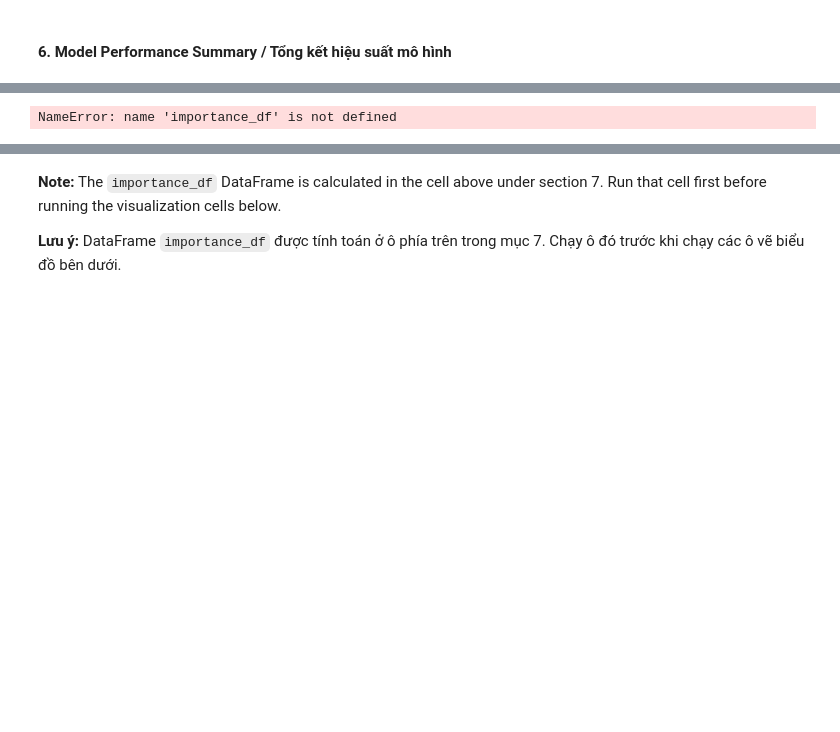
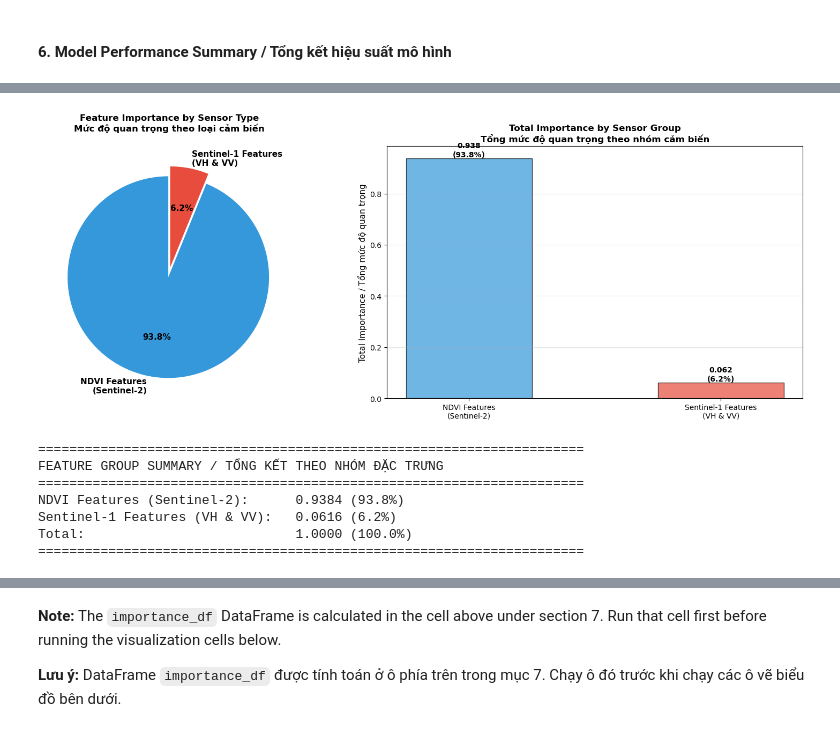
Before and after one commit to victorphan03/CSIROBoeingPhase4-Vietnam, a Jupyter notebook: NDVI_train_sen1_sen2.ipynb, the cells around one changed output, grey strips where cells are left out. Drawn from its saved outputs; the diff is of its cells as text; code cells hidden in the pictures; blank space fills up the shorter version.

```diff
--- a/NDVI_train_sen1_sen2.ipynb
+++ b/NDVI_train_sen1_sen2.ipynb
@@ -735,5 +772,4 @@ NameError: name 'importance_df' is not defined
 # %%
-%%time
 # Biểu đồ phân nhóm: NDVI vs Sentinel-1 importance
 # Tính tổng importance cho từng nhóm
 total_importance = importance_df['Importance'].sum()
@@ -753,35 +789,45 @@ categories = ['NDVI Features\n(Sentinel-2)', 'Sentinel-1 Features\n(VH & VV)']
 importances = [ndvi_importance, sentinel1_importance]
 colors_pie = ['#3498db', '#e74c3c']
 explode = (0.05, 0.05)
 
-wedges, texts, autotexts = axes[0].pie(importances, labels=categories, autopct='%1.1f%%',
-                                        colors=colors_pie, explode=explode, startangle=90,
-                                        textprops={'fontsize': 11, 'weight': 'bold'})
+if sum(importances) > 0:
+    wedges, texts, autotexts = axes[0].pie(importances, labels=categories, autopct='%1.1f%%',
+                                            colors=colors_pie, explode=explode, startangle=90,
+                                            textprops={'fontsize': 11, 'weight': 'bold'})
+else:
+    axes[0].text(0.5, 0.5, 'No Feature Names Matched', ha='center', va='center')
 axes[0].set_title('Feature Importance by Sensor Type\nMức độ quan trọng theo loại cảm biến',
                   fontsize=12, fontweight='bold', pad=20)
 
 # Biểu đồ cột: Tổng hợp theo nhóm
 axes[1].bar(categories, importances, color=colors_pie, alpha=0.7, edgecolor='black', width=0.5)
 axes[1].set_ylabel('Total Importance / Tổng mức độ quan trọng', fontsize=11)
 axes[1].set_title('Total Importance by Sensor Group\nTổng mức độ quan trọng theo nhóm cảm biến',
                   fontsize=12, fontweight='bold')
 axes[1].grid(True, alpha=0.3, axis='y')
 
 # Thêm giá trị lên cột
 for i, (cat, imp) in enumerate(zip(categories, importances)):
     axes[1].text(i, imp, f'{imp:.3f}\n({imp/total_importance*100:.1f}%)',
                 ha='center', va='bottom', fontsize=10, fontweight='bold')
 
 plt.tight_layout()
 plt.show()
 
 print("\n" + "="*70)
 print("FEATURE GROUP SUMMARY / TỔNG KẾT THEO NHÓM ĐẶC TRƯNG")
 print("="*70)
 print(f"NDVI Features (Sentinel-2):      {ndvi_importance:.4f} ({ndvi_importance/total_importance*100:.1f}%)")
 print(f"Sentinel-1 Features (VH & VV):   {sentinel1_importance:.4f} ({sentinel1_importance/total_importance*100:.1f}%)")
 print(f"Total:                           {total_importance:.4f} (100.0%)")
 print("="*70)
 # %% [output]
+[figure, added]
-NameError: name 'importance_df' is not defined
+======================================================================
+FEATURE GROUP SUMMARY / TỔNG KẾT THEO NHÓM ĐẶC TRƯNG
+======================================================================
+NDVI Features (Sentinel-2):      0.9384 (93.8%)
+Sentinel-1 Features (VH & VV):   0.0616 (6.2%)
+Total:                           1.0000 (100.0%)
+======================================================================
 # %%
```
Also changed, not shown: parts of 38 cells of this notebook, 28 other files.
